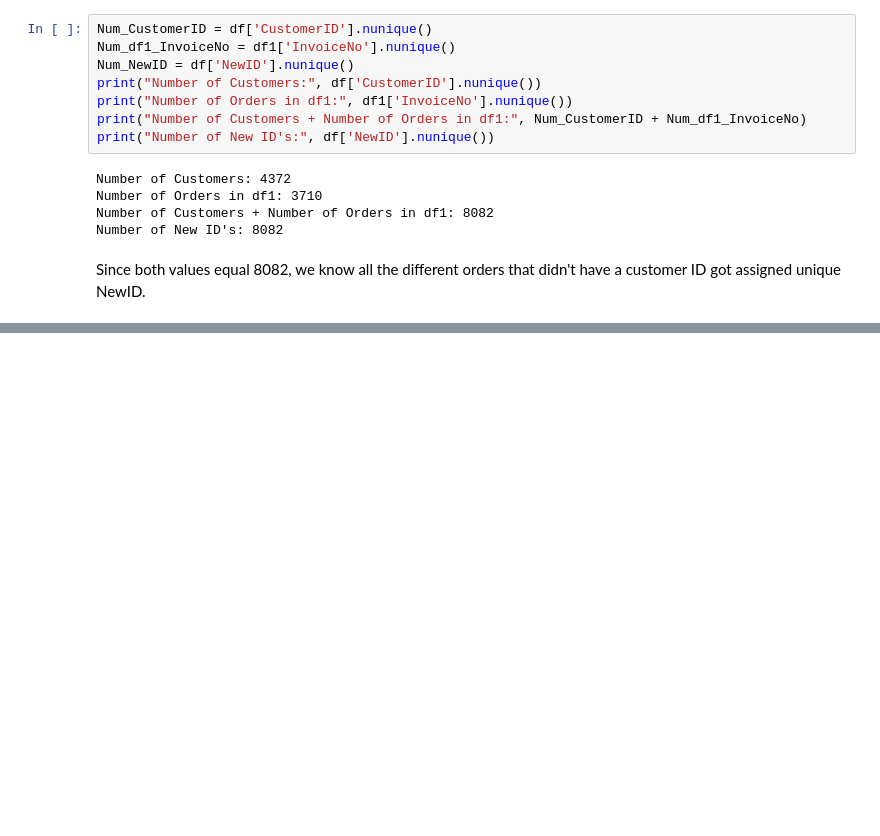
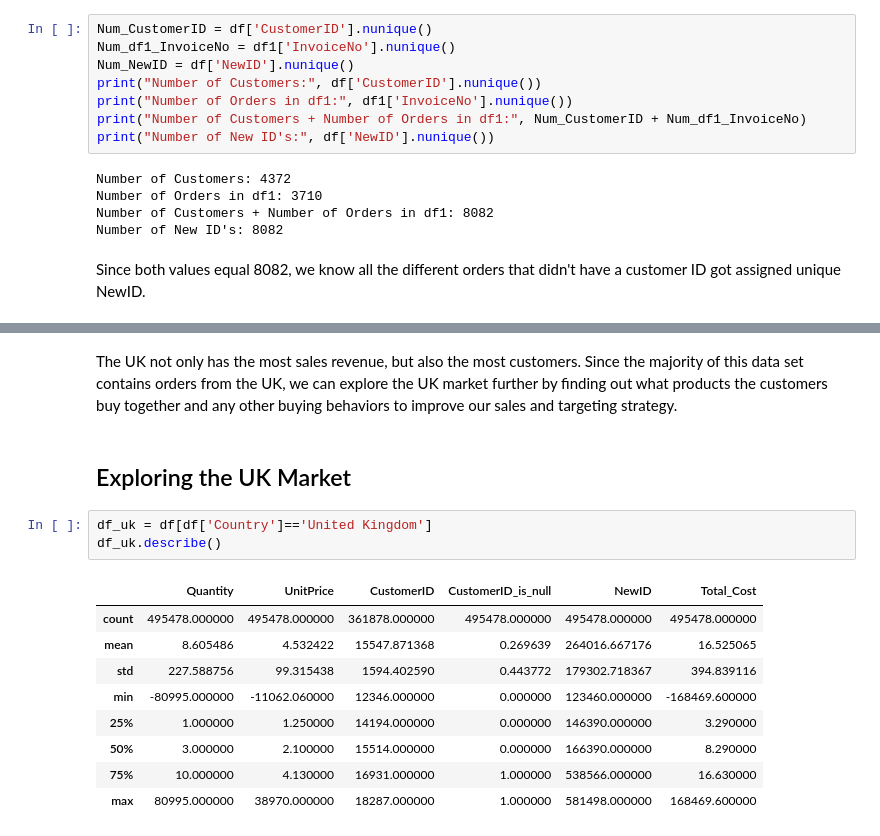
Before and after one commit to wasimkhan33/Online-Retail-Customer-Segmentation, a Jupyter notebook: Online_Retail_Customer_Segmentation_Capstone_Project.ipynb, the cells around one changed output, grey strips where cells are left out. Saved outputs shown, nothing was run; the diff lists cells and outputs as text; blank space fills up the shorter version.

```diff
--- a/Online_Retail_Customer_Segmentation_Capstone_Project.ipynb
+++ b/Online_Retail_Customer_Segmentation_Capstone_Project.ipynb
@@ -244,0 +480,17 @@ Since both values equal 8082, we know all the different orders that didn't have
+# %% [markdown]
+The UK not only has the most sales revenue, but also the most customers. Since the majority of this data set contains orders from the UK, we can explore the UK market further by finding out what products the customers buy together and any other buying behaviors to improve our sales and targeting strategy.
+# %% [markdown]
+## Exploring the UK Market
+# %%
+df_uk = df[df['Country']=='United Kingdom']
+df_uk.describe()
+# %% [output]
+|  | Quantity | UnitPrice | CustomerID | CustomerID_is_null | NewID | Total_Cost |
+| count | 495478.000000 | 495478.000000 | 361878.000000 | 495478.000000 | 495478.000000 | 495478.000000 |
+| mean | 8.605486 | 4.532422 | 15547.871368 | 0.269639 | 264016.667176 | 16.525065 |
+| std | 227.588756 | 99.315438 | 1594.402590 | 0.443772 | 179302.718367 | 394.839116 |
+| min | -80995.000000 | -11062.060000 | 12346.000000 | 0.000000 | 123460.000000 | -168469.600000 |
+| 25% | 1.000000 | 1.250000 | 14194.000000 | 0.000000 | 146390.000000 | 3.290000 |
+| 50% | 3.000000 | 2.100000 | 15514.000000 | 0.000000 | 166390.000000 | 8.290000 |
+| 75% | 10.000000 | 4.130000 | 16931.000000 | 1.000000 | 538566.000000 | 16.630000 |
+| max | 80995.000000 | 38970.000000 | 18287.000000 | 1.000000 | 581498.000000 | 168469.600000 |
```
Also changed, not shown: parts of 41 cells of this notebook.
